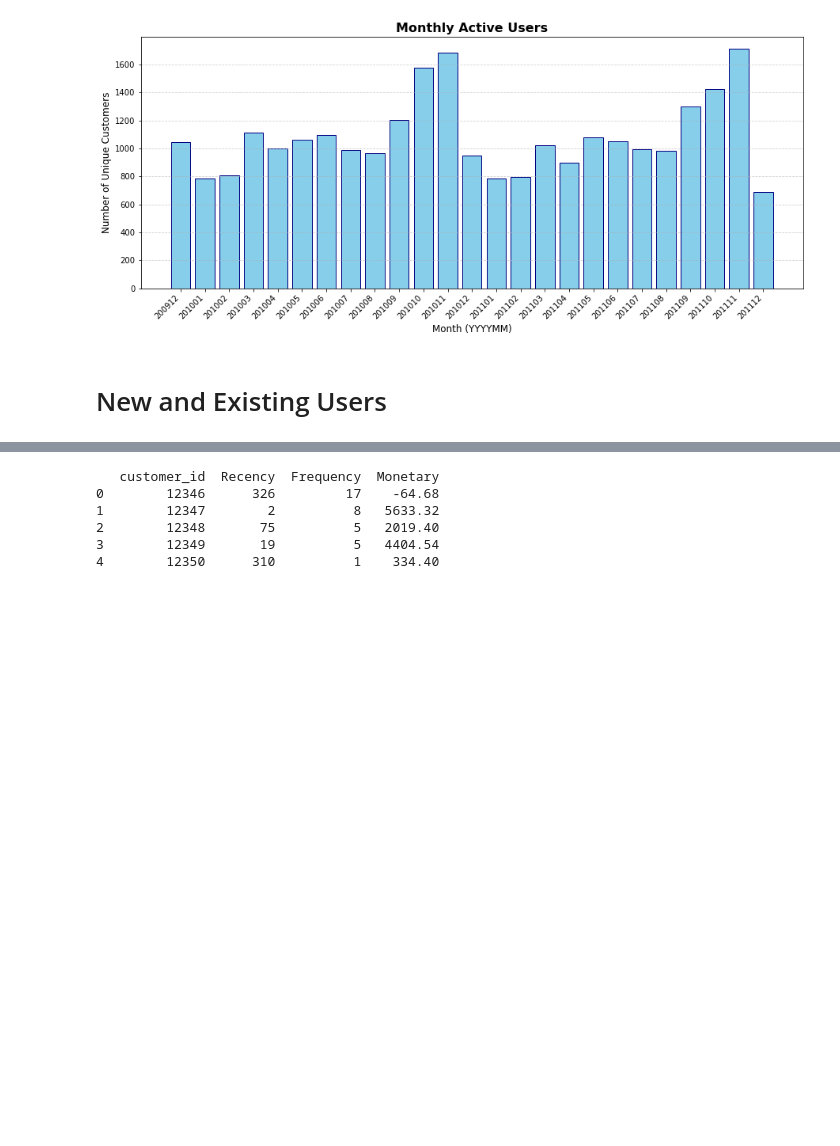
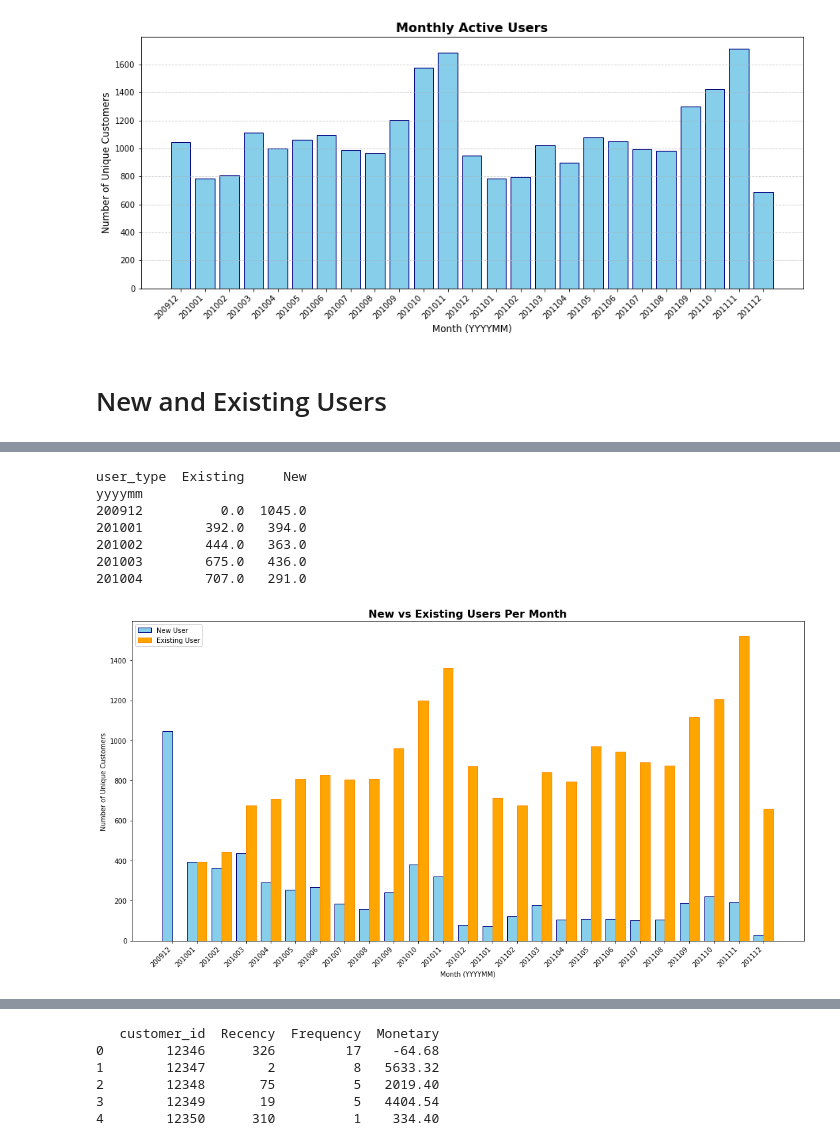
Before and after one commit to jarviscanada/jarvis_data_eng_SumikshTrehan, a Jupyter notebook: python_data_analytics/retail_data_analytics_wrangling.ipynb, the cells around one changed output, grey strips where cells are left out. Saved outputs shown, nothing was run; the diff lists cells and outputs as text; code cells hidden in the pictures; blank space fills up the shorter version.

```diff
--- a/python_data_analytics/retail_data_analytics_wrangling.ipynb
+++ b/python_data_analytics/retail_data_analytics_wrangling.ipynb
@@ -555,4 +624,74 @@ plt.show()
 [figure]
+# %%
+import pandas as pd
+import matplotlib.pyplot as plt
+import numpy as np
+
+# 1. CLEANING: Remove missing customers so we can track them
+df_clean = retail_df.dropna(subset=['customer_id']).copy()
+
+# 2. DATE PREP: Create a Month-Year string (e.g., '201012')
+df_clean['yyyymm'] = df_clean['invoice_date'].dt.strftime('%Y%m')
+
+# 3. IDENTIFY START MONTH: Find the first-ever purchase for each customer
+first_purchase = df_clean.groupby('customer_id').agg(
+    first_purchase_month=('yyyymm', 'min')
+).reset_index()
+
+# 4. MERGE: Add the 'first_purchase_month' info to every row in our main data
+# This is like a VLOOKUP that tells us when each customer was "born"
+df_merged = pd.merge(df_clean, first_purchase, on='customer_id')
+
+# 5. TAGGING: Label each row as 'New' or 'Existing'
+# First, assume everyone is Existing
+df_merged['user_type'] = 'Existing'
+
+# If the month of sale matches their first month, use .loc to change it to 'New'
+df_merged.loc[df_merged['yyyymm'] == df_merged['first_purchase_month'], 'user_type'] = 'New'
+
+# 6. RESHAPING: Create the side-by-side table (Months as rows, User Type as columns)
+user_counts = pd.pivot_table(
+    df_merged,
+    values='customer_id',
+    index='yyyymm',
+    columns='user_type',
+    aggfunc='nunique'
+).fillna(0)
+
+print(user_counts.head())
+
+# 7. VISUALIZATION: Draw the side-by-side bars
+labels = user_counts.index
+x = np.arange(len(labels))
+width = 0.4
+
+fig, ax = plt.subplots(figsize=(15, 8))
+
+# New users bar (nudged left)
+ax.bar(x - width/2, user_counts['New'], width, label='New User', color='skyblue', edgecolor='navy')
+
+# Existing users bar (nudged right)
+ax.bar(x + width/2, user_counts['Existing'], width, label='Existing User', color='orange', edgecolor='darkorange')
+
+# Formatting the chart
+ax.set_title('New vs Existing Users Per Month', fontsize=16, fontweight='bold')
+ax.set_xticks(x)
+ax.set_xticklabels(labels, rotation=45, ha='right')
+ax.set_xlabel('Month (YYYYMM)')
+ax.set_ylabel('Number of Unique Customers')
+ax.legend()
+
+plt.tight_layout()
+plt.show()
+# %% [output]
+user_type  Existing     New
+yyyymm
+200912          0.0  1045.0
+201001        392.0   394.0
+201002        444.0   363.0
+201003        675.0   436.0
+201004        707.0   291.0
+[figure, added]
 # %% [markdown]
 ## Finding RFM
 
```
Also changed, not shown: parts of 10 cells of this notebook.
